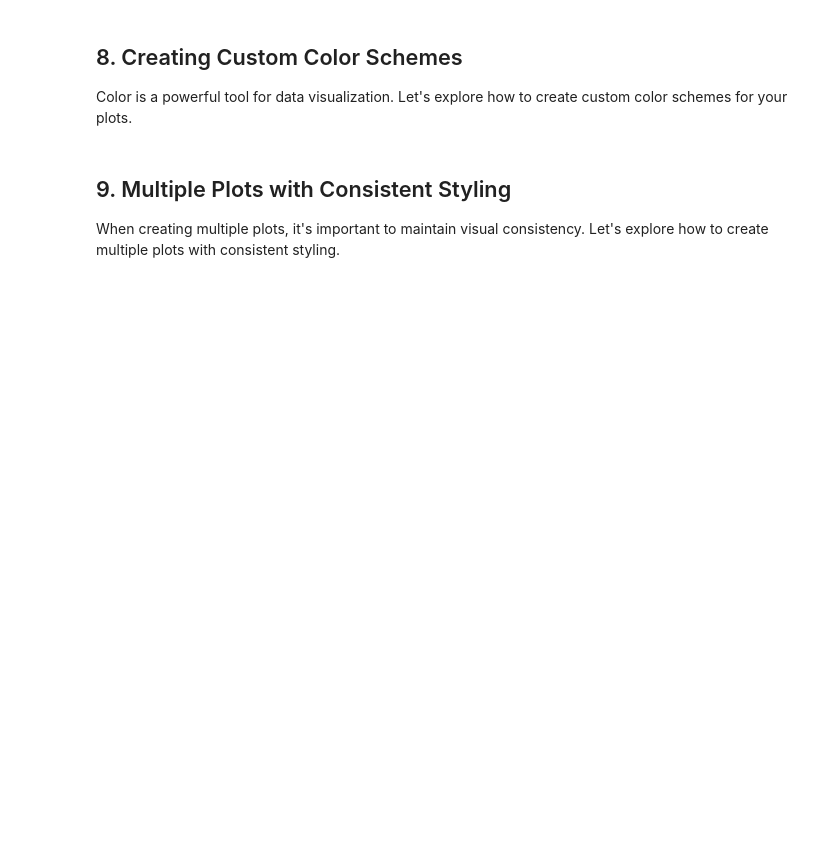
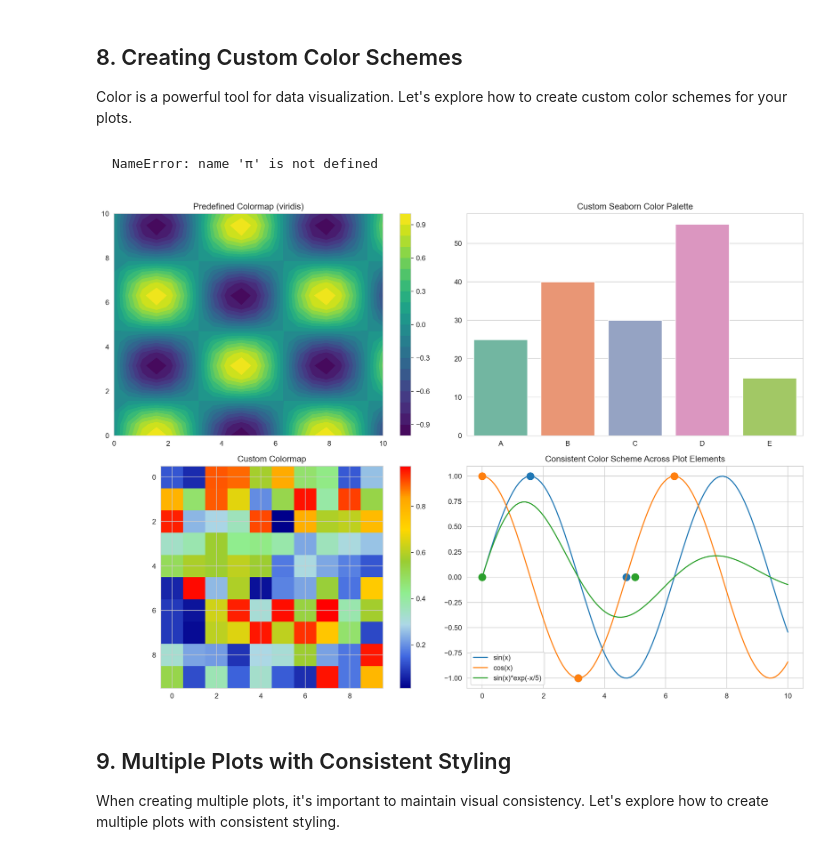
Before and after one commit to pavelklos/ai-ml, a Jupyter notebook: 3-DV/03-01-05.ipynb, the cells around one changed output. Saved outputs shown, nothing was run; the diff lists cells and outputs as text; code cells hidden in the pictures; blank space fills up the shorter version.

````diff
--- a/3-DV/03-01-05.ipynb
+++ b/3-DV/03-01-05.ipynb
@@ -463,3 +641,79 @@ plt.show()
+# %% [markdown]
+```
+NameError: name 'π' is not defined
+```
+# %%
+import numpy as np
+import pandas as pd          # only if you need it later
+import matplotlib.pyplot as plt
+import seaborn as sns
+from matplotlib.colors import LinearSegmentedColormap
+
+# ---------- Figure ----------
+fig, axs = plt.subplots(2, 2, figsize=(14, 10))
+
+# ---------- 1. Pre‑defined colormap ----------
+x_grid = np.linspace(0, 10, 20)
+y_grid = np.linspace(0, 10, 20)
+X, Y     = np.meshgrid(x_grid, y_grid)
+Z        = np.sin(X) * np.cos(Y)
+
+c1 = axs[0, 0].contourf(X, Y, Z, 20, cmap='viridis')
+fig.colorbar(c1, ax=axs[0, 0])
+axs[0, 0].set_title('Predefined Colormap (viridis)')
+
+# ---------- 2. Seaborn barplot with custom palette ----------
+categories = ['A', 'B', 'C', 'D', 'E']
+values     = [25, 40, 30, 55, 15]
+
+custom_palette = sns.color_palette("Set2", n_colors=len(categories))  # 5 colours
+
+# map categories to hue; hide legend
+sns.barplot(
+    x=categories, y=values, hue=categories, palette=custom_palette,
+    legend=False, ax=axs[0, 1]
+)
+axs[0, 1].set_title('Custom Seaborn Color Palette')
+
+# ---------- 3. Custom colormap for heatmap ----------
+colours = [
+    "darkblue", "royalblue", "lightblue", "lightgreen",
+    "yellowgreen", "gold", "orange", "red"
+]
+custom_cmap = LinearSegmentedColormap.from_list("custom_cmap", colours)
+
+data = np.random.rand(10, 10)
+im = axs[1, 0].imshow(data, cmap=custom_cmap)
+fig.colorbar(im, ax=axs[1, 0])
+axs[1, 0].set_title('Custom Colormap')
+
+# ---------- 4. Consistent colour scheme across elements ----------
+x  = np.linspace(0, 10, 100)
+y1 = np.sin(x)
+y2 = np.cos(x)
+y3 = np.sin(x) * np.exp(-x / 5)
+
+series_colours = ['#1f77b4', '#ff7f0e', '#2ca02c']
+
+axs[1, 1].plot(x, y1, color=series_colours[0], label='sin(x)')
+axs[1, 1].plot(x, y2, color=series_colours[1], label='cos(x)')
+axs[1, 1].plot(x, y3, color=series_colours[2], label='sin(x)*exp(-x/5)')
+
+# consistent marker colours
+axs[1, 1].scatter([np.pi/2, np.pi, 3*np.pi/2], [1, -1, 0],
+                  color=series_colours[0], s=100)
+axs[1, 1].scatter([0, np.pi, 2*np.pi], [1, -1, 1],
+                  color=series_colours[1], s=100)
+axs[1, 1].scatter([0, 5], [0, 0],
+                  color=series_colours[2], s=100)
+
+axs[1, 1].legend()
+axs[1, 1].set_title('Consistent Color Scheme Across Plot Elements')
+
+plt.tight_layout()
+plt.show()
+# %% [output]
+[figure, added]
 # %% [markdown]
 ## 9. Multiple Plots with Consistent Styling <a id="multiple"></a>
 
````
Also changed, not shown: parts of 18 cells of this notebook, 1 other file.
